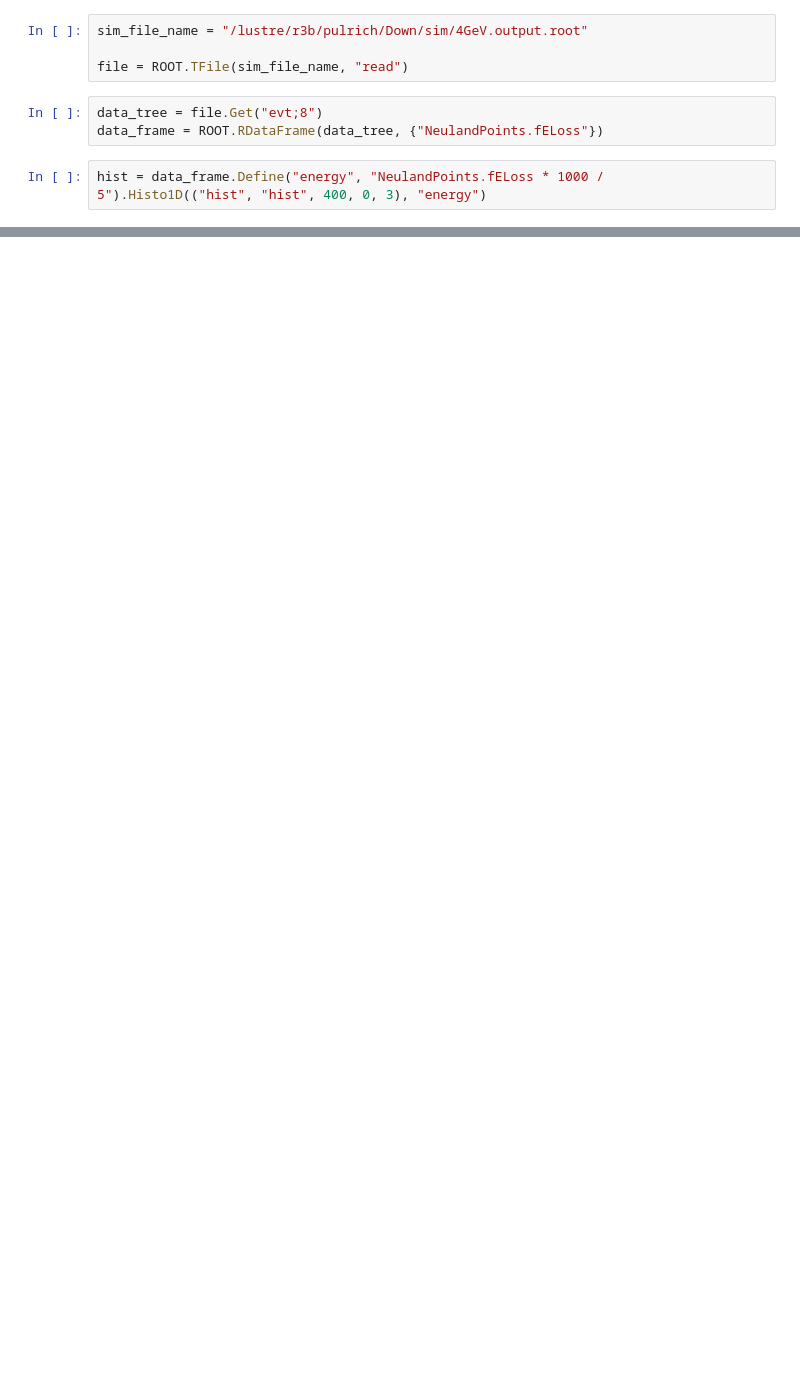
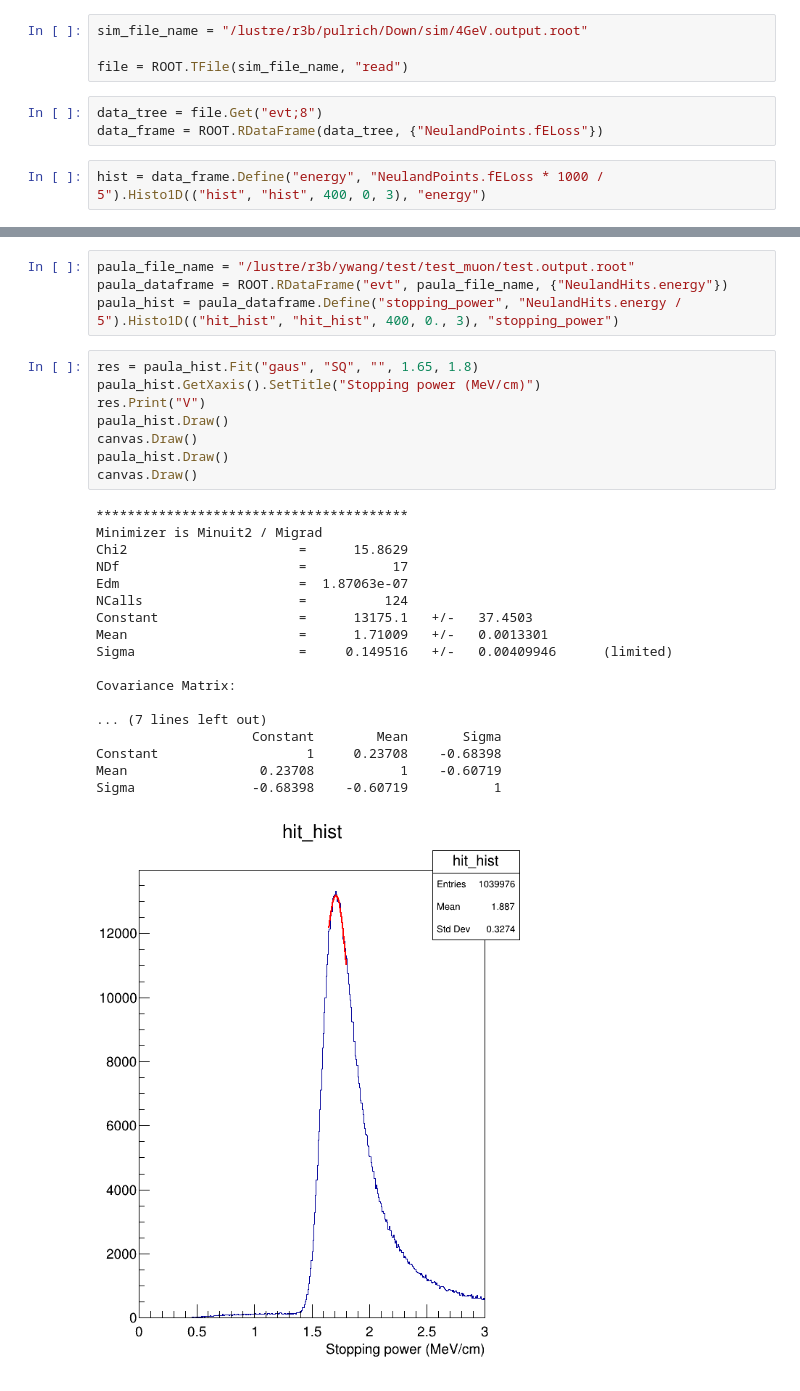
Before and after one commit to YanzhaoW/r3b_jupyter, a Jupyter notebook: meetings/R3B2025York/muon_points_energy.ipynb, the cells around one changed output, grey strips where cells are left out. Saved outputs shown, nothing was run; the diff lists cells and outputs as text; blank space fills up the shorter version.

Commit message:
add meetings/York and neuland_doc

```diff
--- a/meetings/R3B2025York/muon_points_energy.ipynb
+++ b/meetings/R3B2025York/muon_points_energy.ipynb
@@ -92,0 +82,31 @@ Sigma                -0.5877    -0.75464           1
+# %%
+paula_file_name = "/lustre/r3b/ywang/test/test_muon/test.output.root"
+paula_dataframe = ROOT.RDataFrame("evt", paula_file_name, {"NeulandHits.energy"})
+paula_hist = paula_dataframe.Define("stopping_power", "NeulandHits.energy / 5").Histo1D(("hit_hist", "hit_hist", 400, 0., 3), "stopping_power")
+# %%
+res = paula_hist.Fit("gaus", "SQ", "", 1.65, 1.8)
+paula_hist.GetXaxis().SetTitle("Stopping power (MeV/cm)")
+res.Print("V")
+paula_hist.Draw()
+canvas.Draw()
+paula_hist.Draw()
+canvas.Draw()
+# %% [output]
+****************************************
+Minimizer is Minuit2 / Migrad
+Chi2                      =      15.8629
+NDf                       =           17
+Edm                       =  1.87063e-07
+NCalls                    =          124
+Constant                  =      13175.1   +/-   37.4503
+Mean                      =      1.71009   +/-   0.0013301
+Sigma                     =     0.149516   +/-   0.00409946      (limited)
+
+Covariance Matrix:
+
+... (7 lines left out)
+                    Constant        Mean       Sigma
+Constant                   1     0.23708    -0.68398
+Mean                 0.23708           1    -0.60719
+Sigma               -0.68398    -0.60719           1
+[figure, added]
```
Also changed, not shown: parts of 8 cells of this notebook, 6 other files.
